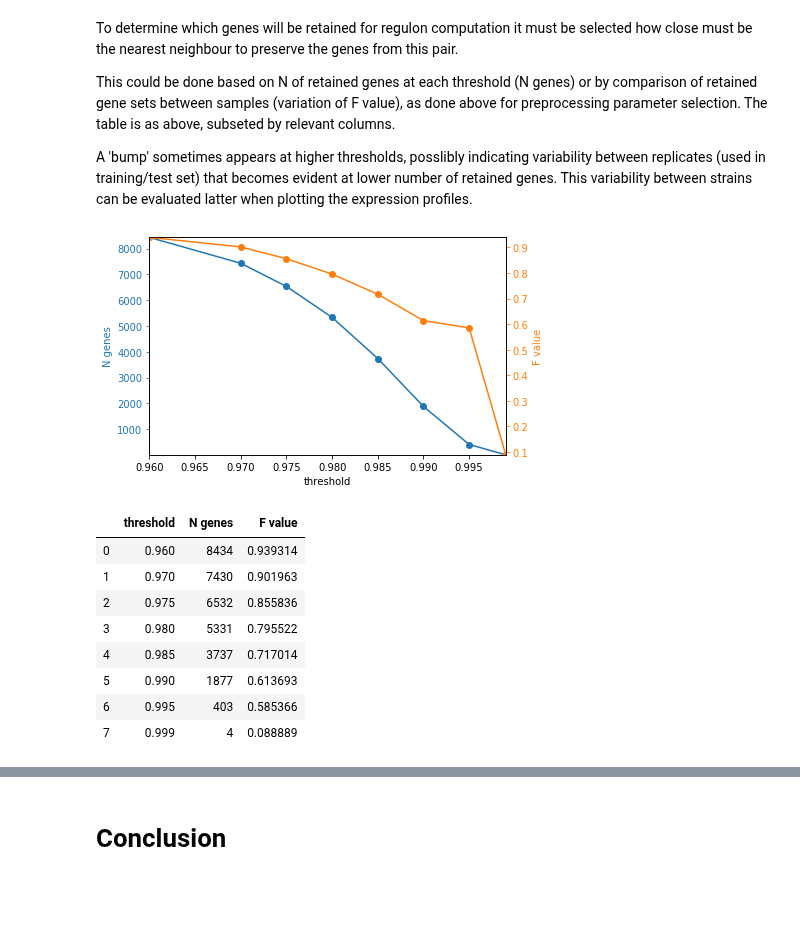
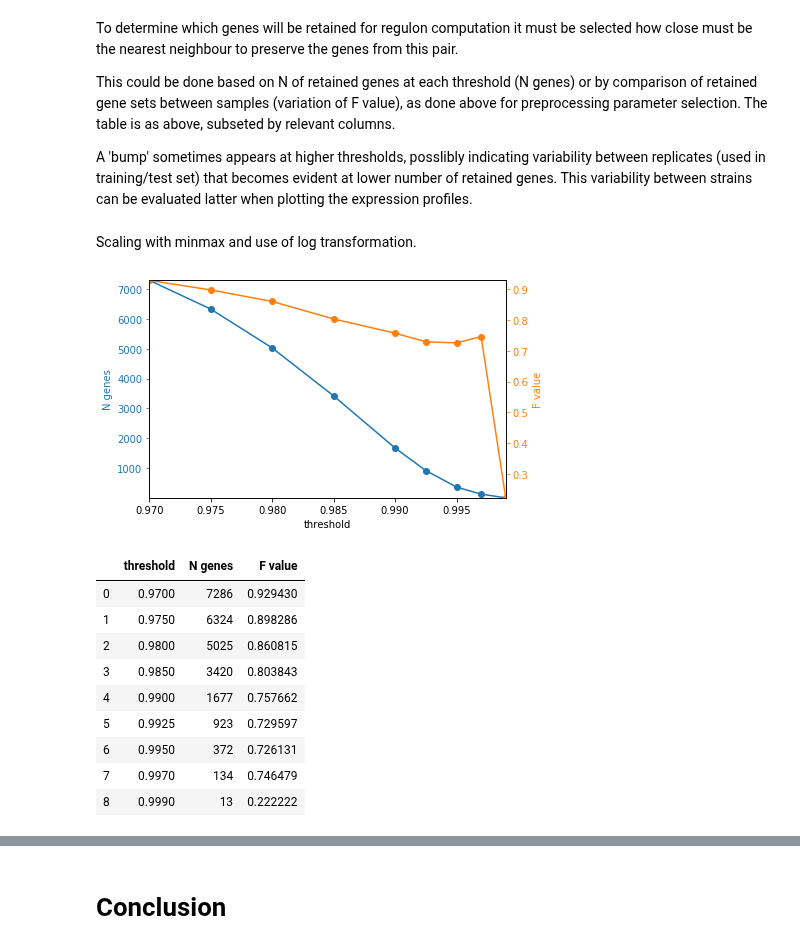
Before and after one commit to biolab/baylor-dicty, a Jupyter notebook: networks/gene_selection.ipynb, the cells around one changed output, grey strips where cells are left out. Drawn from its saved outputs; the diff is of its cells as text; code cells hidden in the pictures; blank space fills up the shorter version.

Commit message:
Re-evaluate scaling of gene profiles

```diff
--- a/networks/gene_selection.ipynb
+++ b/networks/gene_selection.ipynb
@@ -44,5 +50,5 @@ N of replicates: 41
 # %%
-subset1,subset2=jf.sample_from_list(available_replicates,sample1=30)
+subset1,subset2=jf.sample_from_list(available_replicates,sample1=25)
 # %%
 print('Subset1:\n',', '.join(subset1),'\n')
 print('Subset2:\n',', '.join(subset2))
@@ -149,23 +213,26 @@ To determine which genes will be retained for regulon computation it must be sel
 This could be done based on N of retained genes at each threshold (N genes) or by comparison of retained gene sets between samples (variation of F value), as done above for preprocessing parameter selection. The table is as above, subseted by relevant columns.
 
 A 'bump' sometimes appears at higher thresholds, posslibly indicating variability between replicates (used in training/test set) that becomes evident at lower number of retained genes. This variability between strains can be evaluated latter when plotting the expression profiles.
+# %% [markdown]
+Scaling with minmax and use of log transformation.
 # %%
-summary=neighbour_calculator.plot_select_threshold(thresholds=[0.96,0.97,0.975,0.98,0.985,0.99,0.995,0.999],
+summary=neighbour_calculator.plot_select_threshold(thresholds=[0.97,0.975,0.98,0.985,0.99,0.9925,0.995,0.997,0.999],
                                                    filter_column='Replicate',
                                                    filter_column_values_sub=subset1,
                                                    filter_column_values_test=subset2,
                                                    neighbours_n=2)
 # %% [output]
-[figure, old version]
+[figure, new version]
 # %%
 summary.loc[:,['threshold','N genes','F value']]
 # %% [output]
 |  | threshold | N genes | F value |
-| 0 | 0.960 | 8434 | 0.939314 |
-| 1 | 0.970 | 7430 | 0.901963 |
-| 2 | 0.975 | 6532 | 0.855836 |
-| 3 | 0.980 | 5331 | 0.795522 |
-| 4 | 0.985 | 3737 | 0.717014 |
-| 5 | 0.990 | 1877 | 0.613693 |
-| 6 | 0.995 | 403 | 0.585366 |
-| 7 | 0.999 | 4 | 0.088889 |
+| 0 | 0.9700 | 7286 | 0.929430 |
+| 1 | 0.9750 | 6324 | 0.898286 |
+| 2 | 0.9800 | 5025 | 0.860815 |
+| 3 | 0.9850 | 3420 | 0.803843 |
+| 4 | 0.9900 | 1677 | 0.757662 |
+| 5 | 0.9925 | 923 | 0.729597 |
+| 6 | 0.9950 | 372 | 0.726131 |
+| 7 | 0.9970 | 134 | 0.746479 |
+| 8 | 0.9990 | 13 | 0.222222 |
```
Also changed, not shown: parts of 27 cells of this notebook, 3 other files.
